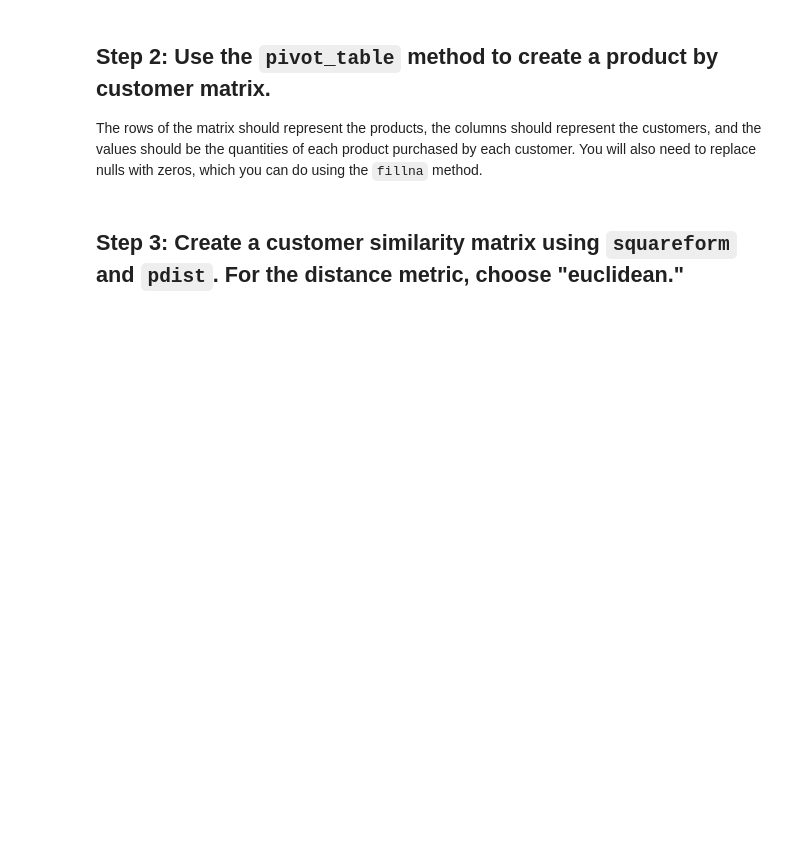
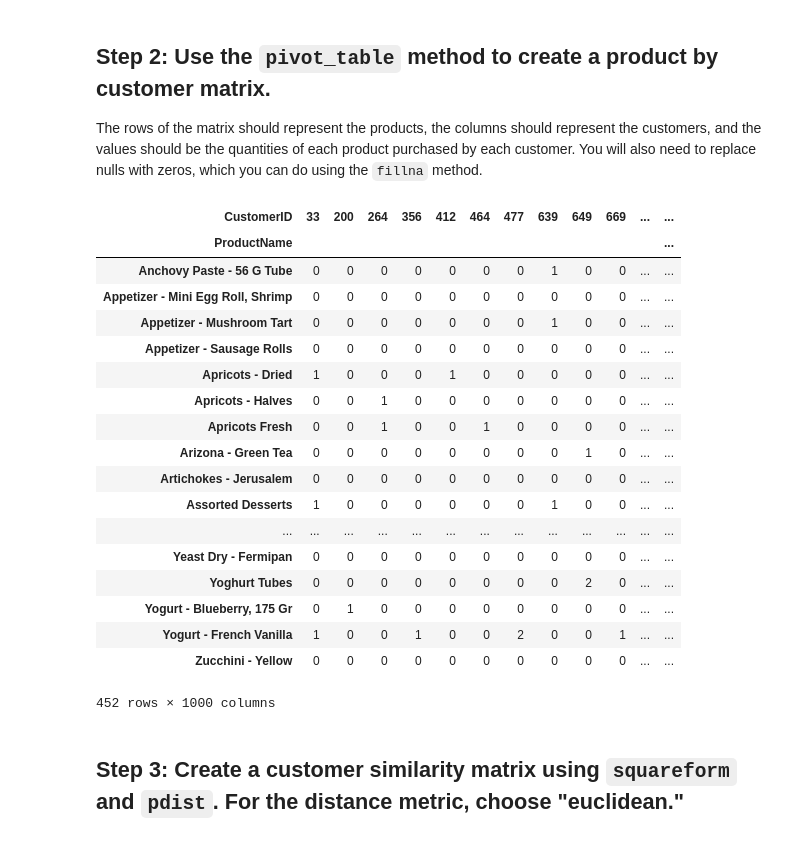
Before and after one commit to ta-datapt-bcn/lab-intro-recommender-systems, a Jupyter notebook: your-code/main.ipynb, the cells around one changed output. Saved outputs shown, nothing was run; the diff lists cells and outputs as text; code cells hidden in the pictures; blank space fills up the shorter version.

```diff
--- a/your-code/main.ipynb
+++ b/your-code/main.ipynb
@@ -8,6 +8,6 @@ For this lab, we are going to be putting together a user similarity based recomm
 import pandas as pd
 from scipy.spatial.distance import pdist, squareform
 # %%
-data = pd.read_csv('./data/customer_product_sales.csv')
+data = pd.read_csv('../data/customer_product_sales.csv')
 # %%
 data.head()
@@ -15,3 +22,6 @@ data.head()
 ## Step 1: Create a data frame that contains the total quantity of each product purchased by each customer.
 
 You will need to group by CustomerID and ProductName and then sum the Quantity field.
+# %%
+data_by = data.groupby(["CustomerID","ProductName"]).agg({"Quantity":"sum"})
+data_by.head()
@@ -19,5 +37,28 @@ You will need to group by CustomerID and ProductName and then sum the Quantity f
 ## Step 2: Use the `pivot_table` method to create a product by customer matrix.
 
 The rows of the matrix should represent the products, the columns should represent the customers, and the values should be the quantities of each product purchased by each customer. You will also need to replace nulls with zeros, which you can do using the `fillna` method.
+# %%
+df=data_by.pivot_table(index="ProductName", columns="CustomerID", values="Quantity", aggfunc="sum", fill_value=0)
+df
+# %% [output]
+| CustomerID | 33 | 200 | 264 | 356 | 412 | 464 | 477 | 639 | 649 | 669 | ... | ... |
+| ProductName |  |  |  |  |  |  |  |  |  |  |  | ... |
+| Anchovy Paste - 56 G Tube | 0 | 0 | 0 | 0 | 0 | 0 | 0 | 1 | 0 | 0 | ... | ... |
+| Appetizer - Mini Egg Roll, Shrimp | 0 | 0 | 0 | 0 | 0 | 0 | 0 | 0 | 0 | 0 | ... | ... |
+| Appetizer - Mushroom Tart | 0 | 0 | 0 | 0 | 0 | 0 | 0 | 1 | 0 | 0 | ... | ... |
+| Appetizer - Sausage Rolls | 0 | 0 | 0 | 0 | 0 | 0 | 0 | 0 | 0 | 0 | ... | ... |
+| Apricots - Dried | 1 | 0 | 0 | 0 | 1 | 0 | 0 | 0 | 0 | 0 | ... | ... |
+| Apricots - Halves | 0 | 0 | 1 | 0 | 0 | 0 | 0 | 0 | 0 | 0 | ... | ... |
+| Apricots Fresh | 0 | 0 | 1 | 0 | 0 | 1 | 0 | 0 | 0 | 0 | ... | ... |
+| Arizona - Green Tea | 0 | 0 | 0 | 0 | 0 | 0 | 0 | 0 | 1 | 0 | ... | ... |
+| Artichokes - Jerusalem | 0 | 0 | 0 | 0 | 0 | 0 | 0 | 0 | 0 | 0 | ... | ... |
+| Assorted Desserts | 1 | 0 | 0 | 0 | 0 | 0 | 0 | 1 | 0 | 0 | ... | ... |
+| ... | ... | ... | ... | ... | ... | ... | ... | ... | ... | ... | ... | ... |
+| Yeast Dry - Fermipan | 0 | 0 | 0 | 0 | 0 | 0 | 0 | 0 | 0 | 0 | ... | ... |
+| Yoghurt Tubes | 0 | 0 | 0 | 0 | 0 | 0 | 0 | 0 | 2 | 0 | ... | ... |
+| Yogurt - Blueberry, 175 Gr | 0 | 1 | 0 | 0 | 0 | 0 | 0 | 0 | 0 | 0 | ... | ... |
+| Yogurt - French Vanilla | 1 | 0 | 0 | 1 | 0 | 0 | 2 | 0 | 0 | 1 | ... | ... |
+| Zucchini - Yellow | 0 | 0 | 0 | 0 | 0 | 0 | 0 | 0 | 0 | 0 | ... | ... |
+452 rows × 1000 columns
 # %% [markdown]
 ## Step 3: Create a customer similarity matrix using `squareform` and `pdist`. For the distance metric, choose "euclidean."
```
Also changed, not shown: parts of 15 cells of this notebook.
